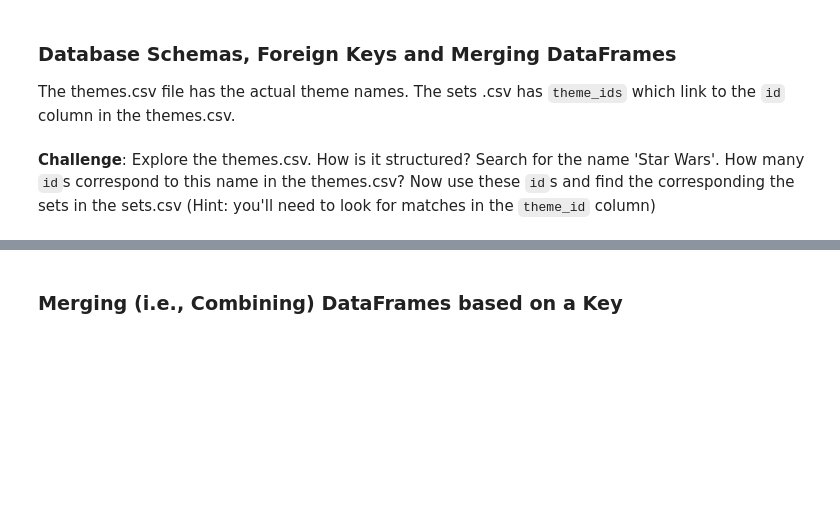
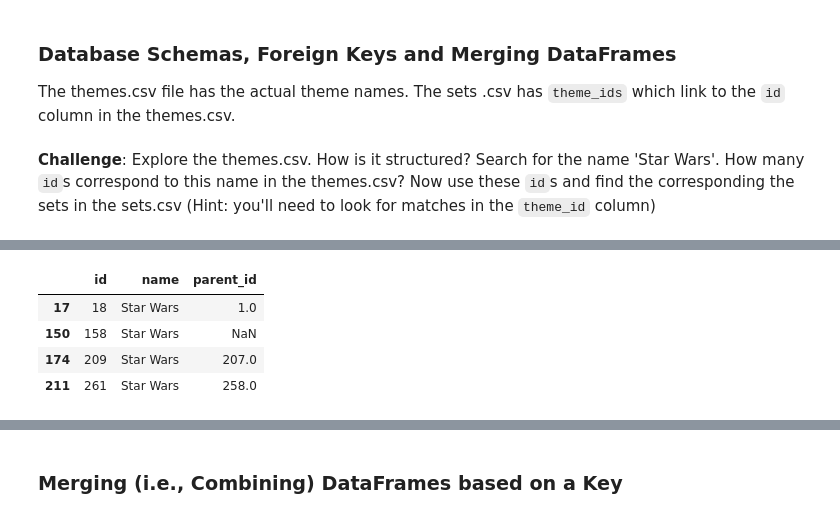
Before and after one commit to Xor01/Analyzing-LEGO-dataset, a Jupyter notebook: Lego_Analysis_for_Course_(start).ipynb, the cells around one changed output, grey strips where cells are left out. Drawn from its saved outputs; the diff is of its cells as text; code cells hidden in the pictures; blank space fills up the shorter version.

```diff
--- a/Lego_Analysis_for_Course_(start).ipynb
+++ b/Lego_Analysis_for_Course_(start).ipynb
@@ -273,0 +284,8 @@ The themes.csv file has the actual theme names. The sets .csv has <code>theme_id
+# %%
+themes_df[themes_df.name == 'Star Wars']
+# %% [output]
+|  | id | name | parent_id |
+| 17 | 18 | Star Wars | 1.0 |
+| 150 | 158 | Star Wars | NaN |
+| 174 | 209 | Star Wars | 207.0 |
+| 211 | 261 | Star Wars | 258.0 |
```
Also changed, not shown: parts of 3 cells of this notebook.
